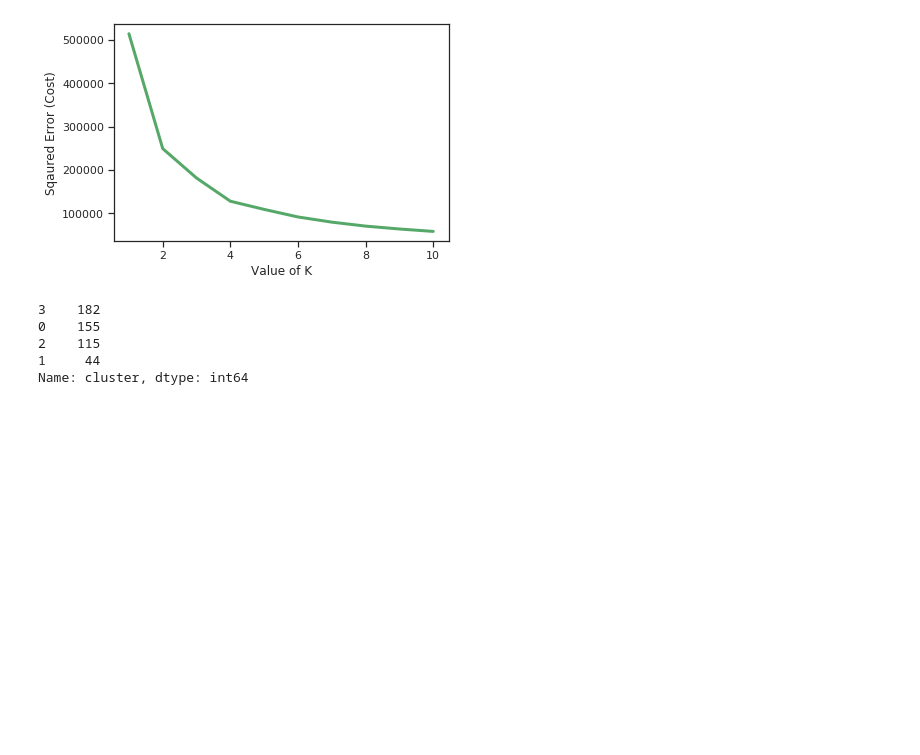
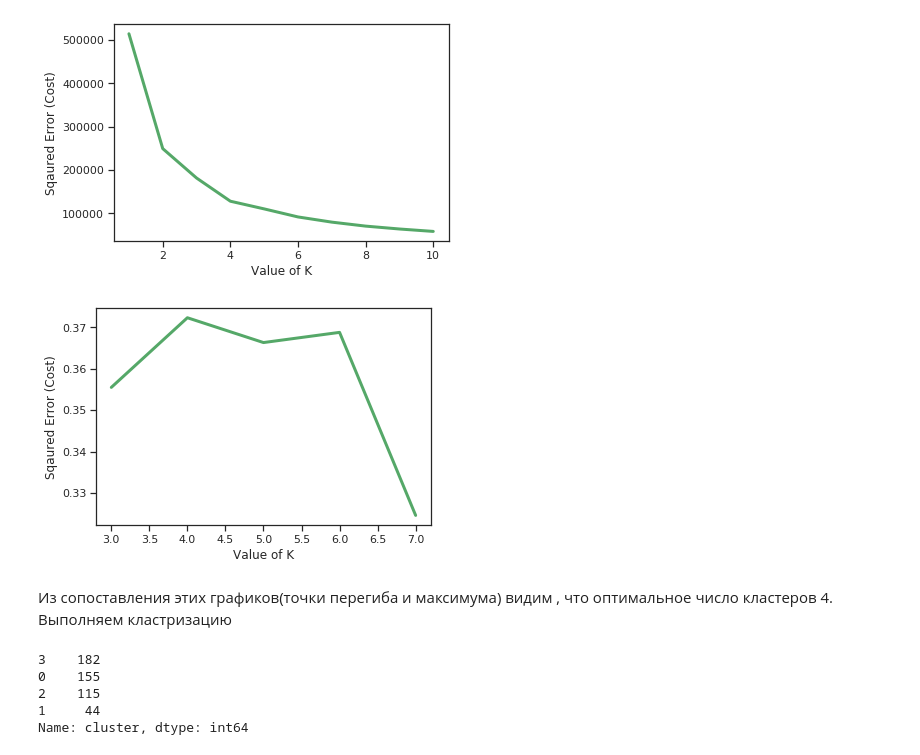
Before and after one commit to aerubanov/Proj_Air_Quality, a Jupyter notebook: notebooks/Anomaly detection.ipynb, the cells around one changed output. Cells and saved outputs as stored; diff of their text form; code cells hidden in the pictures; blank space fills up the shorter version.

```diff
--- a/notebooks/Anomaly detection.ipynb
+++ b/notebooks/Anomaly detection.ipynb
@@ -245,6 +247,25 @@ plt.ylabel("Sqaured Error (Cost)")
 plt.show() # clear the plot
 # %% [output]
 [figure]
+# %%
+silh = []
+for i in range(3, 8):
+    KM = KMeans(n_clusters = i, max_iter = 500)
+    KM.fit(X)
+
+    # calculates squared error
+    # for the clustered points
+    silh.append(silhouette_score(X, KM.labels_, random_state=42))
+
+# plot the cost against K values
+plt.plot(range(3, 8), silh, color ='g', linewidth ='3')
+plt.xlabel("Value of K")
+plt.ylabel("Sqaured Error (Cost)")
+plt.show() # clear the plot
+# %% [output]
+[figure, added]
+# %% [markdown]
+Из сопоставления этих графиков(точки перегиба и максимума) видим , что оптимальное число кластеров 4. Выполняем кластризацию
 # %%
 KM = KMeans(n_clusters = 4, random_state=42)
 KM.fit(X)
```
Also changed, not shown: parts of 7 cells of this notebook.
